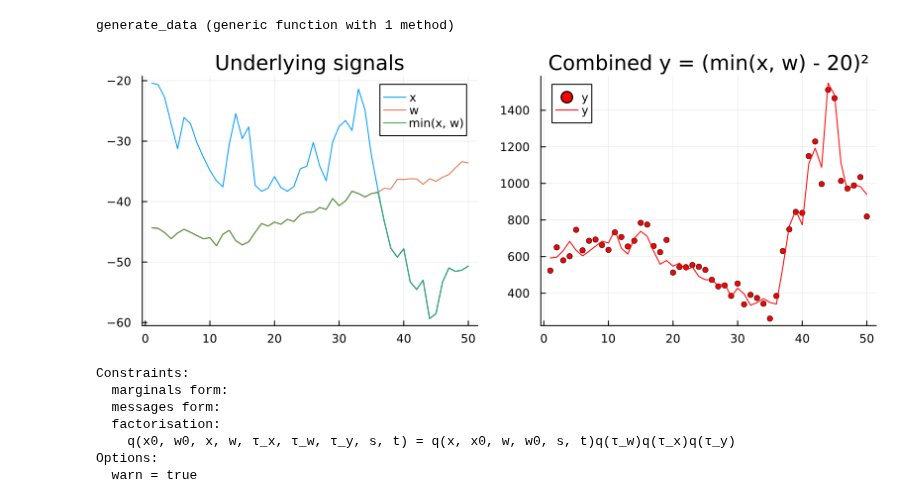
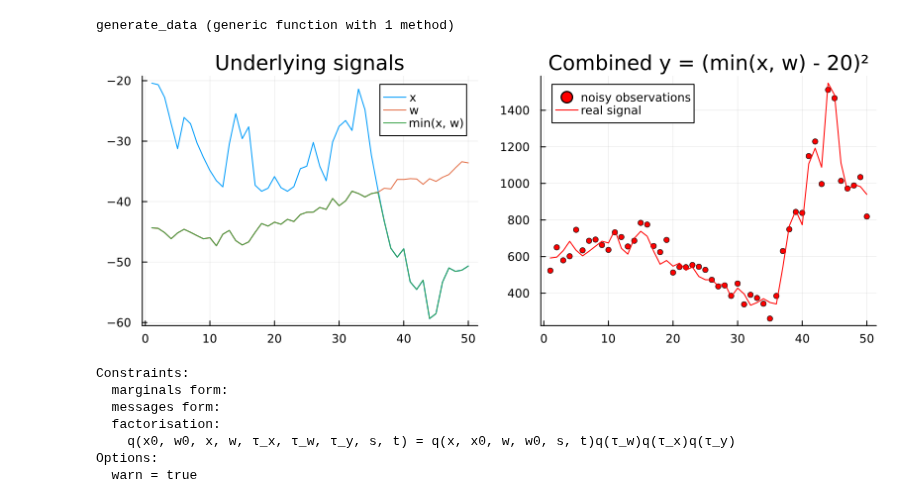
Before and after one commit to biaslab/CVMP, a Jupyter notebook: demos/ccmp_stuck_deterministic.ipynb, the cells around one changed output. Saved outputs shown, nothing was run; the diff lists cells and outputs as text; code cells hidden in the pictures.

Commit message:
fix: prettify plots

```diff
--- a/demos/ccmp_stuck_deterministic.ipynb
+++ b/demos/ccmp_stuck_deterministic.ipynb
@@ -29,22 +29,22 @@ generate_data (generic function with 1 method)
 # %%
 n = 50
 ref_point = -20
 
 x_i_min, w_i_min = -20, -45
 real_x, real_w, real_f, real_g, real_y = generate_data(min, (x) -> (x - ref_point)^2 , n, x_i_min = x_i_min, w_i_min = w_i_min);
 
 pl = plot(title = "Underlying signals")
 pl = plot!(pl, real_x, label = "x")
 pl = plot!(pl, real_w, label = "w")
 pl = plot!(pl, real_f, label = "min(x, w)")
 
 pr = plot(title = "Combined y = (min(x, w) - $(abs(ref_point)))²")
-pr = scatter!(pr, real_y, ms = 3, color = :red, label = "y")
-pr = plot!(pr, real_g, ms = 3, color = :red, label = "y")
+pr = scatter!(pr, real_y, ms = 3, color = :red, label = "noisy observations")
+pr = plot!(pr, real_g, ms = 3, color = :red, label = "real signal")
 
 plot(pl, pr, size = (800, 300))
 # %% [output]
-[figure, old version]
+[figure, new version]
 # %%
 @model function identification_problem(f, g, n, m_x_0, τ_x_0, a_x, b_x, m_w_0, τ_w_0, a_w, b_w, a_y, b_y)
 
```
